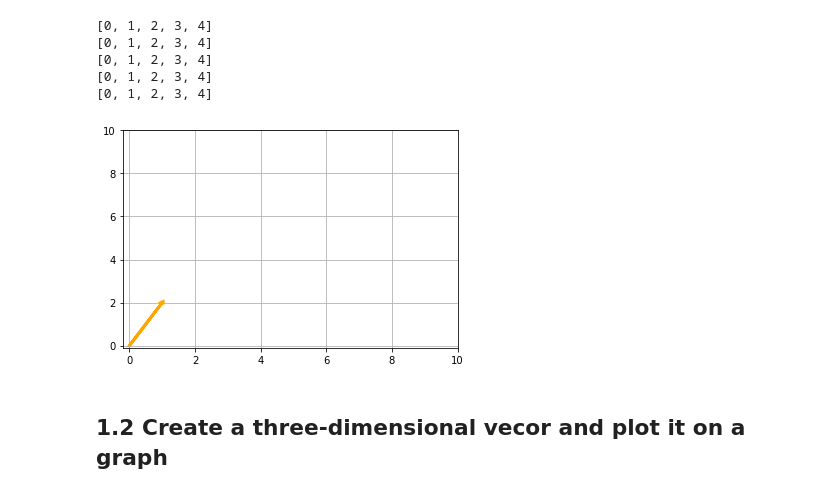
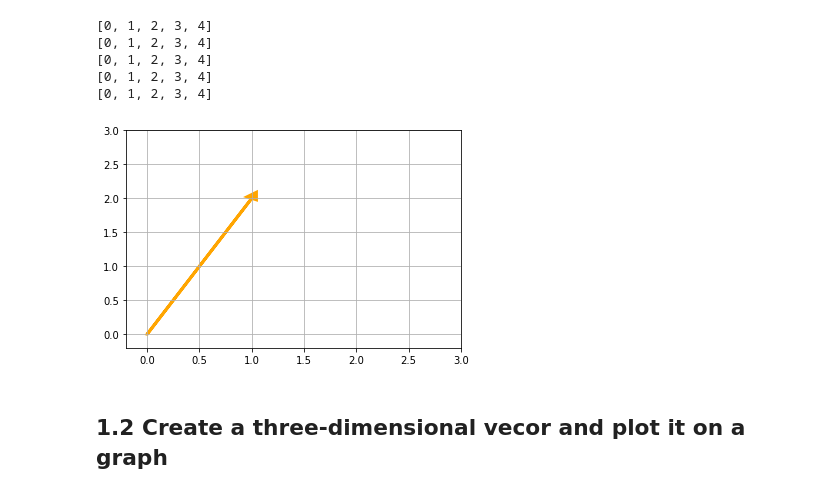
Before and after one commit to bjornlestrud/DS-Unit-1-Sprint-3-Linear-Algebra, a Jupyter notebook: Bjorn_LS_DS_131_Vectors_and_Matrices_Assignment.ipynb, the cells around one changed output. Cells and saved outputs as stored; diff of their text form; code cells hidden in the pictures.

```diff
--- a/Bjorn_LS_DS_131_Vectors_and_Matrices_Assignment.ipynb
+++ b/Bjorn_LS_DS_131_Vectors_and_Matrices_Assignment.ipynb
@@ -29,19 +29,19 @@ purple = np.array([1, 2])
 # %%
 fig, ax = plt.subplots()
 ax.grid()
-plt.xlim(-.2, 10)
-plt.ylim(-.1, 10)
+plt.xlim(-.2, 3)
+plt.ylim(-.2, 3)
 
 plt.arrow(0,0,
          purple[0],
          purple[1],
-           head_width = .05,
-           head_length = .05,
+           head_width = .1,
+           head_length = .1,
            linewidth = 3,
            color = 'orange'
          );
 # %% [output]
-[figure, old version]
+[figure, new version]
 # %% [markdown]
 ## 1.2 Create a three-dimensional vecor and plot it on a graph
 # %%
```
Also changed, not shown: parts of 13 cells of this notebook.
